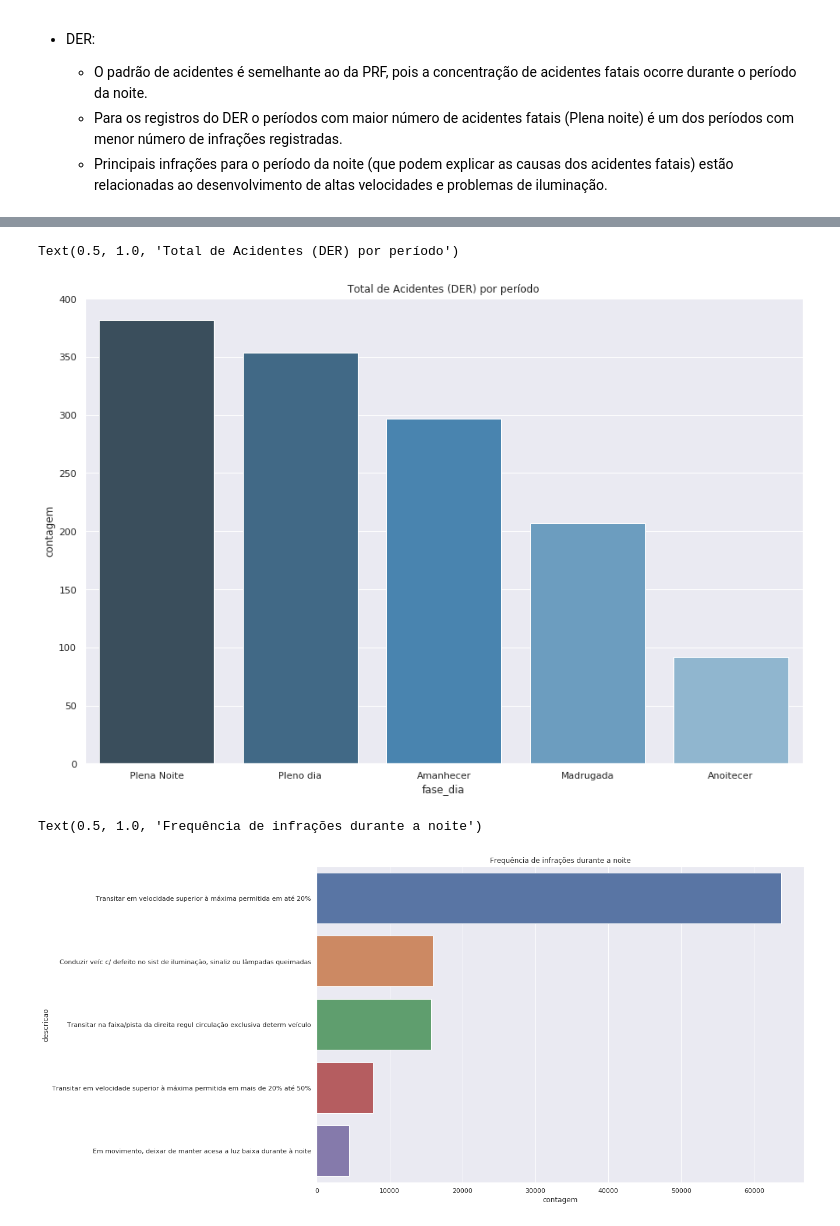
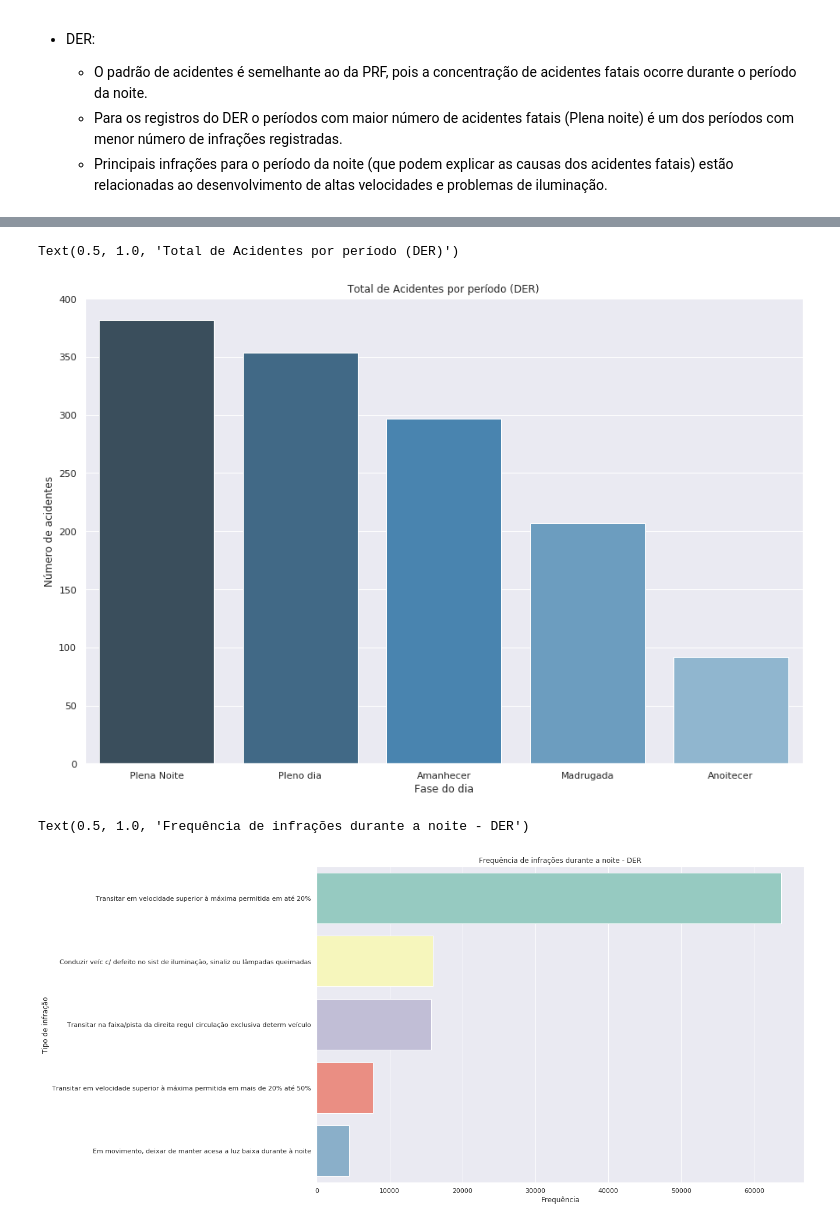
Before and after one commit to IagoCarvalho/tcc_scripts, a Jupyter notebook: QP05-Analysis.ipynb, the cells around one changed output, grey strips where cells are left out. Cells and saved outputs as stored; diff of their text form; code cells hidden in the pictures.

```diff
--- a/QP05-Analysis.ipynb
+++ b/QP05-Analysis.ipynb
@@ -235,22 +245,26 @@ acidentes_periodo_der = df_acidentes_fatais_2008_2017.groupby('fase_dia').size()
                         sort_values('contagem', ascending = False)
 
 sns.barplot(data = acidentes_periodo_der, x = 'fase_dia', y = 'contagem', palette = 'Blues_d')
-plt.title('Total de Acidentes (DER) por período')
+plt.ylabel("Número de acidentes")
+plt.xlabel("Fase do dia")
+plt.title('Total de Acidentes por período (DER)')
 # %% [output]
-Text(0.5, 1.0, 'Total de Acidentes (DER) por período')
+Text(0.5, 1.0, 'Total de Acidentes por período (DER)')
-[figure, old version]
+[figure, new version]
 # %%
 tipos_infracoes_noite_der = df_infracoes_der_2018_2019
 tipos_infracoes_noite_der = tipos_infracoes_noite_der[tipos_infracoes_noite_der.fase_dia == 'Plena Noite']
 tipos_infracoes_noite_der.descricao = tipos_infracoes_noite_der.descricao.str.strip()
 tipos_infracoes_noite_der = tipos_infracoes_noite_der.groupby('descricao').size().reset_index(name = 'contagem').\
                             sort_values(by = 'contagem', ascending = False).head(n = 5)
 
-sns.barplot(data = tipos_infracoes_noite_der, y = 'descricao', x = 'contagem')
-plt.title("Frequência de infrações durante a noite")
+sns.barplot(data = tipos_infracoes_noite_der, y = 'descricao', x = 'contagem',  palette = 'Set3')
+plt.ylabel("Tipo de infração")
+plt.xlabel("Frequência")
+plt.title("Frequência de infrações durante a noite - DER")
 # %% [output]
-Text(0.5, 1.0, 'Frequência de infrações durante a noite')
+Text(0.5, 1.0, 'Frequência de infrações durante a noite - DER')
-[figure, old version]
+[figure, new version]
 # %%
 tipos_infracoes_amanhecer_der = df_infracoes_der_2018_2019
 tipos_infracoes_amanhecer_der = tipos_infracoes_amanhecer_der[tipos_infracoes_amanhecer_der.fase_dia == 'Amanhecer']
```
Also changed, not shown: parts of 15 cells of this notebook, 3 other files.
